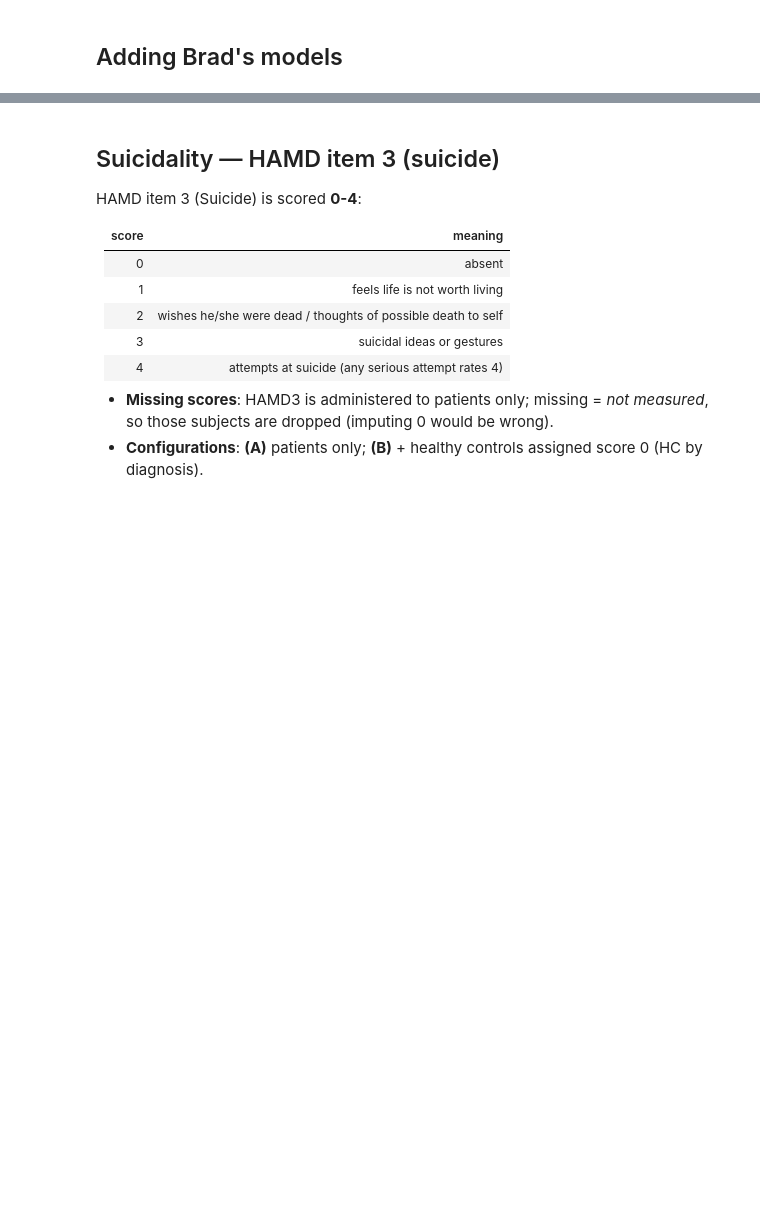
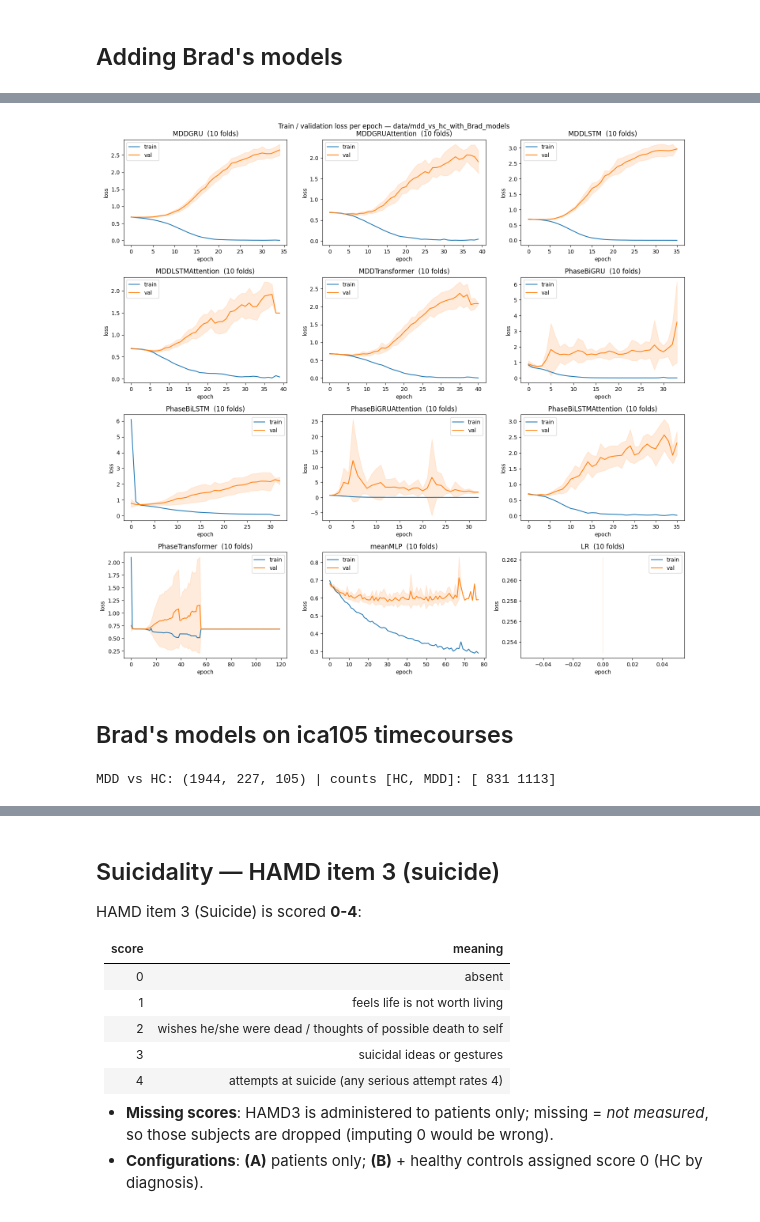
Before and after one commit to neuroneural/circRNA, a Jupyter notebook: docs/02_on_MDD_data/mdd_cvbench.ipynb, the cells around one changed output, grey strips where cells are left out. Drawn from its saved outputs; the diff is of its cells as text; code cells hidden in the pictures; blank space fills up the shorter version.

```diff
--- a/docs/02_on_MDD_data/mdd_cvbench.ipynb
+++ b/docs/02_on_MDD_data/mdd_cvbench.ipynb
@@ -132,0 +194,42 @@ cvbench INFO: Training model: MDDGRU
+# %%
+import numpy as np, pandas as pd, matplotlib.pyplot as plt
+
+src = results_dir("data/mdd_vs_hc_with_Brad_models")
+train = pd.read_csv(f"{src}/cvbench_train.csv")   # per-epoch logs (load_report holds only the test df)
+
+models = list(train["model"].unique())
+ncols = min(3, len(models))
+nrows = int(np.ceil(len(models) / ncols))
+fig, axes = plt.subplots(nrows, ncols, figsize=(5 * ncols, 3.6 * nrows), squeeze=False)
+
+for ax, model in zip(axes.ravel(), models):
+    g = train[train["model"] == model]
+    s = g.groupby("epoch")[["train_loss", "val_loss"]].agg(["mean", "std"])   # avg across folds per epoch
+    ep = s.index
+    ax.plot(ep, s[("train_loss", "mean")], color="tab:blue",   label="train")
+    ax.plot(ep, s[("val_loss",  "mean")],  color="tab:orange", label="val")
+    vstd = s[("val_loss", "std")].fillna(0)
+    ax.fill_between(ep, s[("val_loss", "mean")] - vstd, s[("val_loss", "mean")] + vstd,
+                    color="tab:orange", alpha=0.15)                            # ±1 std over folds
+    ax.set_title(f"{model}  ({g['fold'].nunique()} folds)")
+    ax.set_xlabel("epoch"); ax.set_ylabel("loss"); ax.legend()
+
+for ax in axes.ravel()[len(models):]:
+    ax.axis("off")
+fig.suptitle(f"Train / validation loss per epoch — {src}")
+fig.tight_layout(); plt.show()
+# %% [output]
+[figure, added]
+# %% [markdown]
+## Brad's models on ica105 timecourses
+# %%
+d = np.load("./data/mdd_ica105_tc_superclean.npz", allow_pickle=True)
+
+# main contrast: MDD vs HC on subjects with Diagnosis+Sex+Age present
+full = d["full"]
+X   = d["ica105_tc"][full]
+y   = d["Diagnosis"][full].astype(int)            # 0 = HC, 1 = MDD
+ids = d["id"][full]                               # real subject IDs -> logged with predictions
+print("MDD vs HC:", X.shape, "| counts [HC, MDD]:", np.bincount(y))
+# %% [output]
+MDD vs HC: (1944, 227, 105) | counts [HC, MDD]: [ 831 1113]
```
Also changed, not shown: parts of 8 cells of this notebook.
